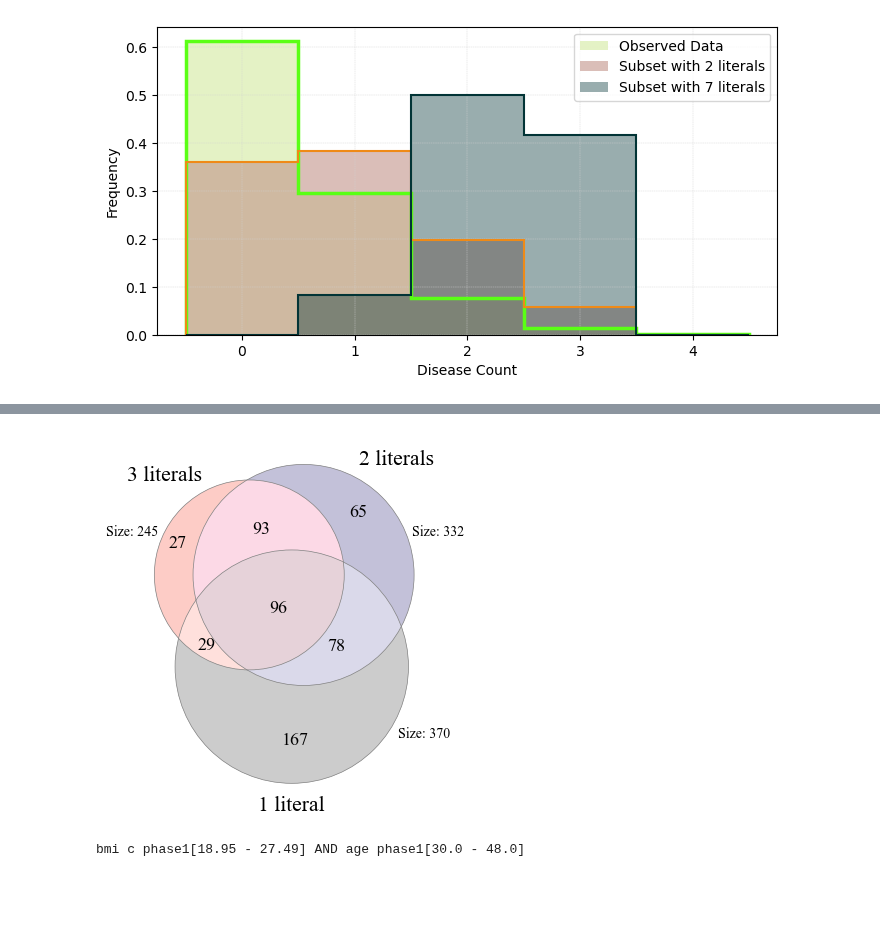
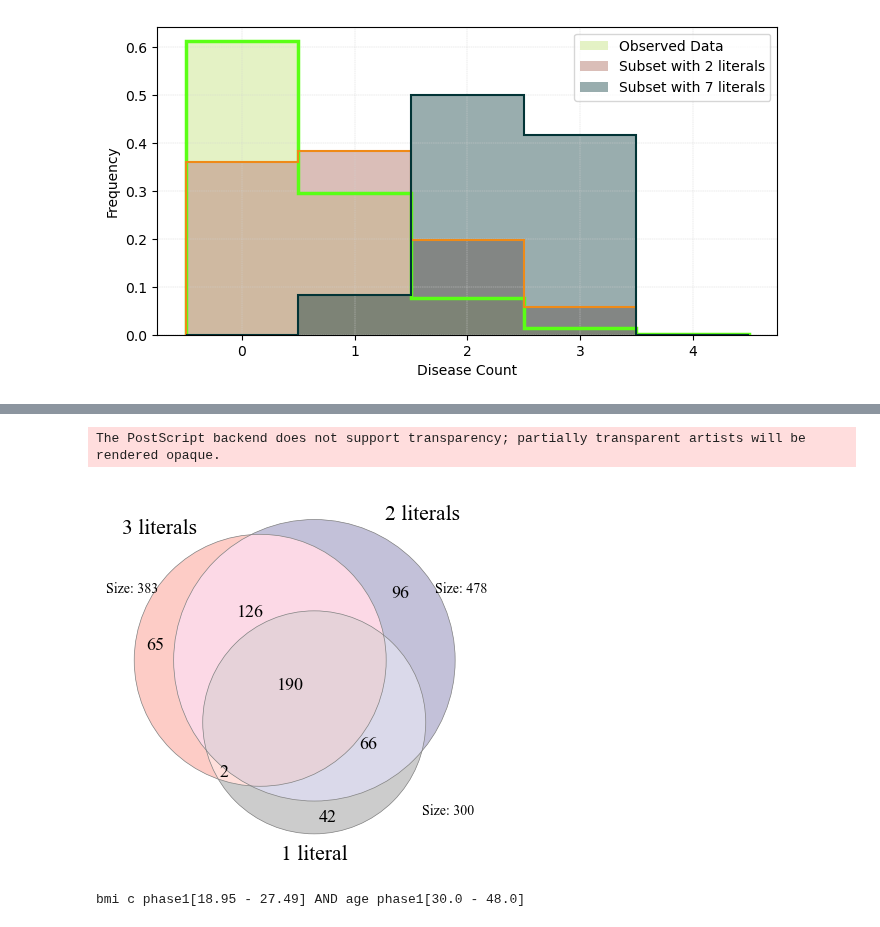
Before and after one commit to kayvinsoo7/HAALSI_work, a Jupyter notebook: mdscan-master/Poisson_scoring2.ipynb, the cells around one changed output, grey strips where cells are left out. Cells and saved outputs as stored; diff of their text form; code cells hidden in the pictures; blank space fills up the shorter version.

```diff
--- a/mdscan-master/Poisson_scoring2.ipynb
+++ b/mdscan-master/Poisson_scoring2.ipynb
@@ -323,13 +346,13 @@ format_value(n[i][j]*100)
 # %% [output]
 '0·052'
 # %%
-plt.figure(figsize=(12,8))
+fig = plt.figure(figsize=(12,8))
 plt.rcParams["font.family"] = "Times New Roman"
 plt.rcParams["font.size"] = 14
 # plt.rcParams['text.usetex'] = True
 
-formatted_y_value = format_value(df['y'].iloc[0])  # Get first value for demonstration
-ax.set_title(f'Title with value: y = {formatted_y_value}')
+# formatted_y_value = format_value(df['y'].iloc[0])  # Get first value for demonstration
+# ax.set_title(f'Title with value: y = {formatted_y_value}')
 # Create a grouped histogram
 bins = np.arange(6) - 0.5 # Defining bins edges so that integers are centered
 n, bins, patches = plt.hist([AG.MorbidityCount, NA.MorbidityCount], bins=bins, alpha=0.7, label=['Agincourt', 'Nairobi'], color=['#D3B99F', '#776274'], edgecolor='black', linewidth=1.2, density=True, rwidth=0.9)
@@ -344,7 +367,7 @@ for i in range(len(n)):  # There are 2 groups
 
         # Condition to check the visibility and apply annotations
         if n[i][j] >= 0.01:  # For visible bars, annotate the percentage
-            plt.text(bar_center, n[i][j], format_value(n[i][j]*100), ha='center', va='bottom')
+            plt.text(bar_center, n[i][j], f'{n[i][j]*100:.1f}%', ha='center', va='bottom')
         else:  # For very small values, annotate as "<1.0"
             plt.text(bar_center, n[i][j], '<1.0%', ha='center', va='bottom')
 
@@ -360,5 +383,6 @@ plt.yticks(ticks=np.arange(0.0,0.7,0.1), labels=['0%', '10%', '20%', '30%', '40%
 y_ticks = plt.yticks()[0] * 100
 plt.grid(color = 'lightgray', linestyle = '--', linewidth = 0.4)
 plt.legend()
+fig.savefig("/Users/kayadetunji/Downloads/figs/sites_distribution.pdf", format='pdf')
 plt.show()
 # %% [output]
@@ -605,23 +680,3 @@ plt.show()
-# %%
-
-# poisData = treated['partnership_status_c_qc']
-
-number_of_participants = len(poisData)  # Total number of participants
-
-# Assuming each participant contributes an equal amount of time (e.g., 1 day)
-time_at_risk_per_participant = treated['partnership_status_c_qc'].mean()  # Adjust this value as per your study design
-
-# Total person-time at risk
-total_person_time = number_of_participants * time_at_risk_per_participant
-
-# Total number of events (sum of counts)
-total_events = np.sum(poisData)
-
-# Calculating incidence density
-incidence_density = total_events / total_person_time
-
-# Print the result
-print("Incidence Density:", incidence_density, "events per person-time unit")
 # %%
 import numpy as np
 import matplotlib.pyplot as plt
@@ -978,9 +1020,9 @@ scoring_function = Poisson(direction='positive')
 scanner = MDSS(scoring_function)
 # Define a list of penalty values to loop through
 # penalty_values = [0.5, 1, 1.5, 2, 2.5, 3, 3.5, 4, 4.5, 10]
-penalty_values = [0.3, 0.8, 1.0, 2.13005, 3.5,4.5,5.5,6.5,7.5] # High risk Nairobi
+# penalty_values = [0.3, 0.8, 1.0, 2.1, 3.5,4.5,5.5,6.5,7.5] # High risk Nairobi
 # penalty_values = [0.05, 0.1, 0.2, 0.5,0.8, 1.0,2.0,3.5, 4.5, 6.5, 9.5] # Low risk
-# penalty_values = [0.2, 0.3, 0.4, 0.5,0.8, 1.0,2.0,3.5] # High risk
+penalty_values = [0.2, 0.3, 0.4, 0.5,0.8, 1.0,2.0,3.5] # High risk
 # penalty_values = [0.13, 0.8, 1.0, 3.5, 8.5,20.5] # Low risk
 num_iters = 10
 # Initialize empty lists to store results
@@ -2074,37 +2071,42 @@ from matplotlib_venn import venn3, venn3_circles
 
 plt.rcParams["font.family"] = "Times New Roman"
 plt.rcParams["font.size"] = 13
 
 # Example DataFrames' indices, assumed to be in your 'dataframes' dictionary
-set_1 = set(dataframes['df_4.5'].index)
-set_2 = set(dataframes['df_5.5'].index)
-set_3 = set(dataframes['df_7.5'].index)
+set_1 = set(dataframes['df_3.5'].index)
+set_2 = set(dataframes['df_4.5'].index)
+set_3 = set(dataframes['df_9.5'].index)
 
 # Create the Venn diagram
 fig, ax = plt.subplots()
 venn_diagram = venn3([set_1, set_2, set_3], ('3 literals', '2 literals', '1 literal'), ('salmon', '#6A66A2', 'gray'))
 
 # Add optional circle lines for better visibility
 venn_circles = venn3_circles([set_1, set_2, set_3], linestyle='solid', linewidth=0.5, color='gray')
 
 # # Adjusting font size directly is possible
 # for label in venn_diagram.set_labels:
 #     label.set_fontsize(12)  # Set a uniform font size for set labels
 # for label in venn_diagram.subset_labels:
 #     label.set_fontsize(10)  # Set a uniform smaller font size for subset labels
 
     # Annotating the sizes of each set next to the diagram
 # plt.text(-0.5, 0.4, f'Size: {len(set_1)}', fontsize=10, ha='right')
 # plt.text(0.5, 0.5, f'Size: {len(set_2)}', fontsize=10, ha='left')
 # plt.text(0.4, -0.5, f'Size: {len(set_3)}', fontsize=10, ha='center')
 plt.text(-0.5, 0.3, f'Size: {len(set_1)}', fontsize=10, ha='right')
 plt.text(0.5, 0.3, f'Size: {len(set_2)}', fontsize=10, ha='left')
 plt.text(0.55, -0.5, f'Size: {len(set_3)}', fontsize=10, ha='center')
 
+# Save the figure as .eps
+fig.savefig("/Users/kayadetunji/Downloads/figs/venn_neg_ag.eps", format='eps')
 
+# Save the figure as a vector-based PDF
+fig.savefig("/Users/kayadetunji/Downloads/figs/venn_neg_ag.pdf", format='pdf')
 plt.show()
 # %% [output]
+The PostScript backend does not support transparency; partially transparent artists will be rendered opaque.
-[figure, old version]
+[figure, new version]
 # %%
 scoring_function = Poisson(direction='negative')
 # HIGH(10): 0.4, 0.5,1.0,2.0, # LOW(10): 0.3, 0.8, 1.2, 1.5, 3.5, 4.5, 7.5/8.5 - AG
```
Also changed, not shown: parts of 28 cells of this notebook, 6 other files.
